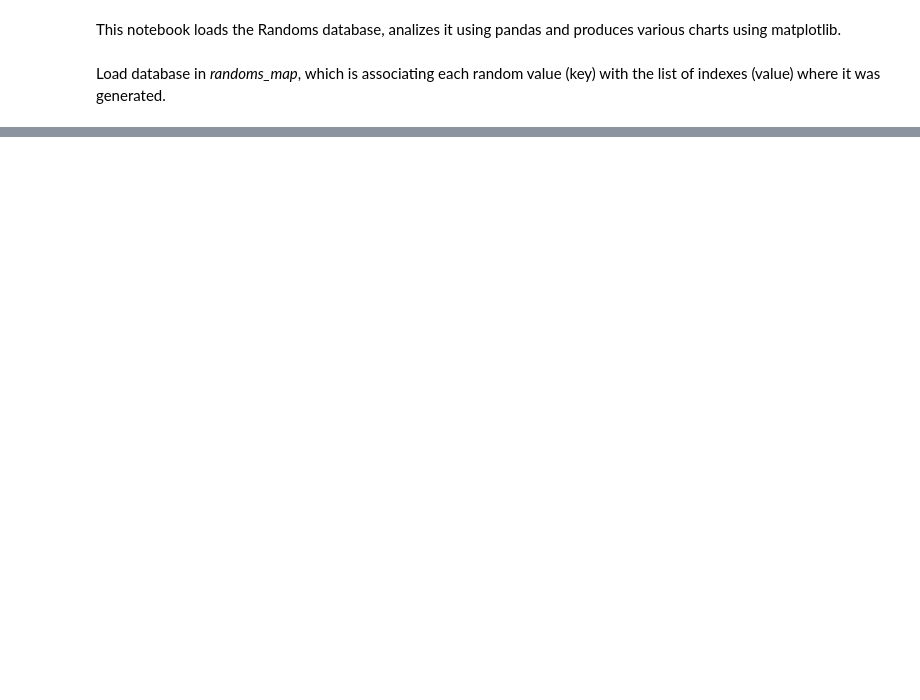
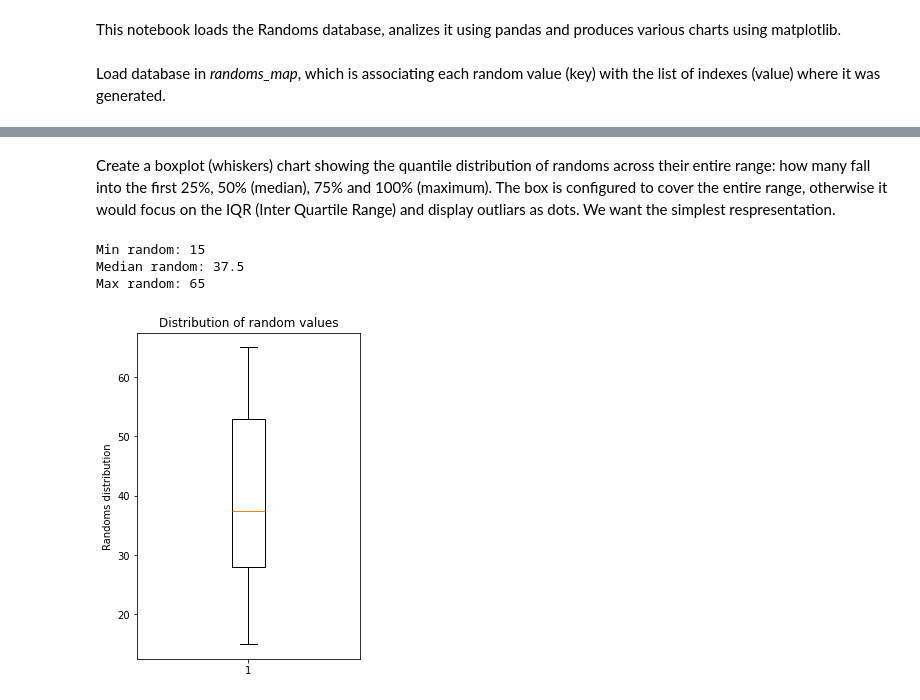
Before and after one commit to Mikinyil/CodeSinaia-2025.src, a Jupyter notebook: IntroToPy/Randoms_4.ipynb, the cells around one changed output, grey strips where cells are left out. Saved outputs shown, nothing was run; the diff lists cells and outputs as text; code cells hidden in the pictures; blank space fills up the shorter version.

```diff
--- a/IntroToPy/Randoms_4.ipynb
+++ b/IntroToPy/Randoms_4.ipynb
@@ -19,0 +41,17 @@ randoms_dataFrame = pandas.DataFrame({
+# %% [markdown]
+Create a boxplot (whiskers) chart showing the quantile distribution of randoms across their entire range: how many fall into the first 25%, 50% (median), 75% and 100% (maximum). The box is configured to cover the entire range, otherwise it would focus on the IQR (Inter Quartile Range) and display outliars as dots. We want the simplest respresentation.
+# %%
+plt.figure(figsize=(4, 6))
+plt.title("Distribution of random values")
+plt.ylabel("Randoms distribution")
+all_randoms = [iteration["value"] for iteration in iterations]
+plt.boxplot(all_randoms, whis=[0, 100]);
+# print min, median and max
+print(f"Min random: {min(all_randoms)}")
+print(f"Median random: {statistics.median(all_randoms)}")
+print(f"Max random: {max(all_randoms)}")
+# %% [output]
+Min random: 15
+Median random: 37.5
+Max random: 65
+[figure, added]
```
Also changed, not shown: parts of 6 cells of this notebook, 8 other files.
